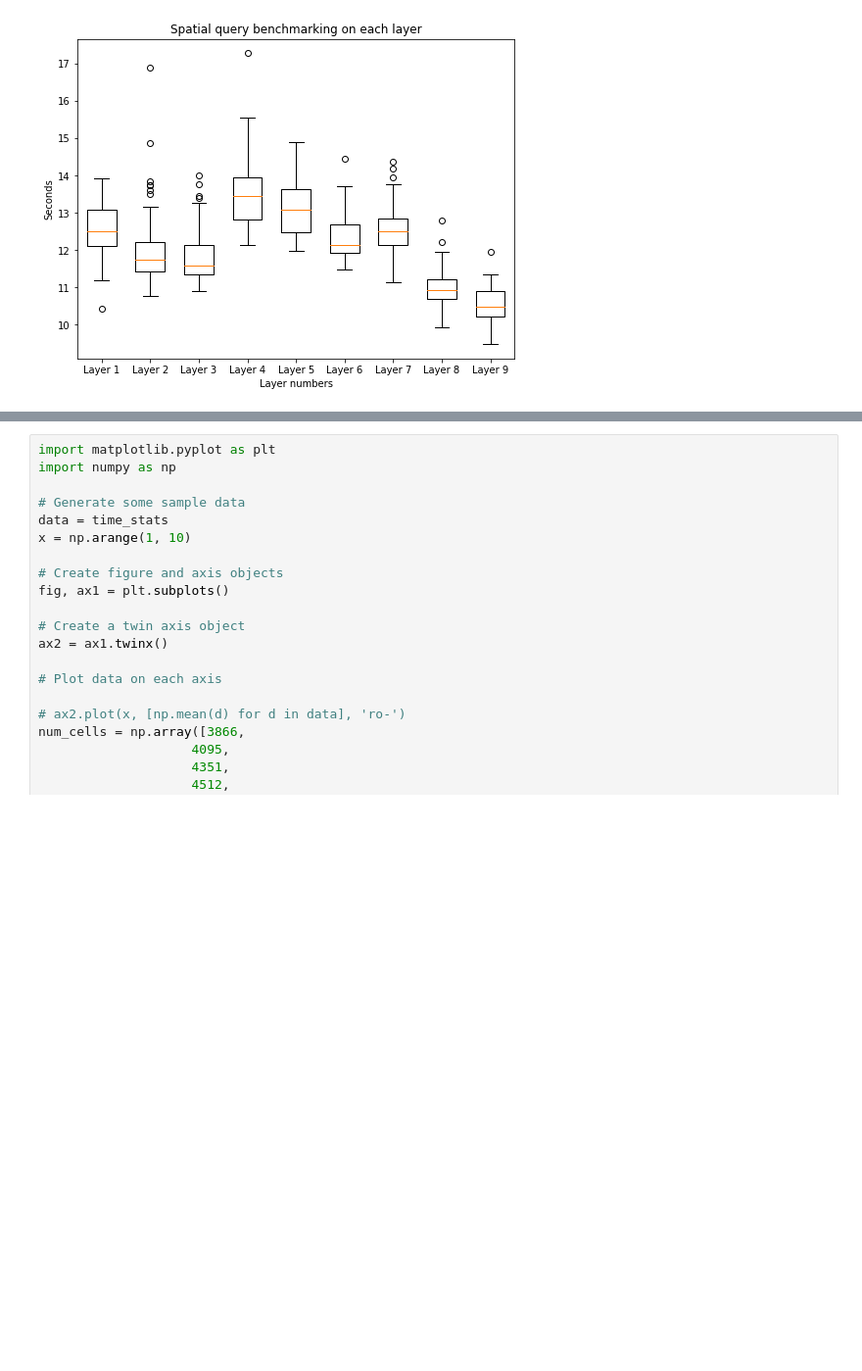
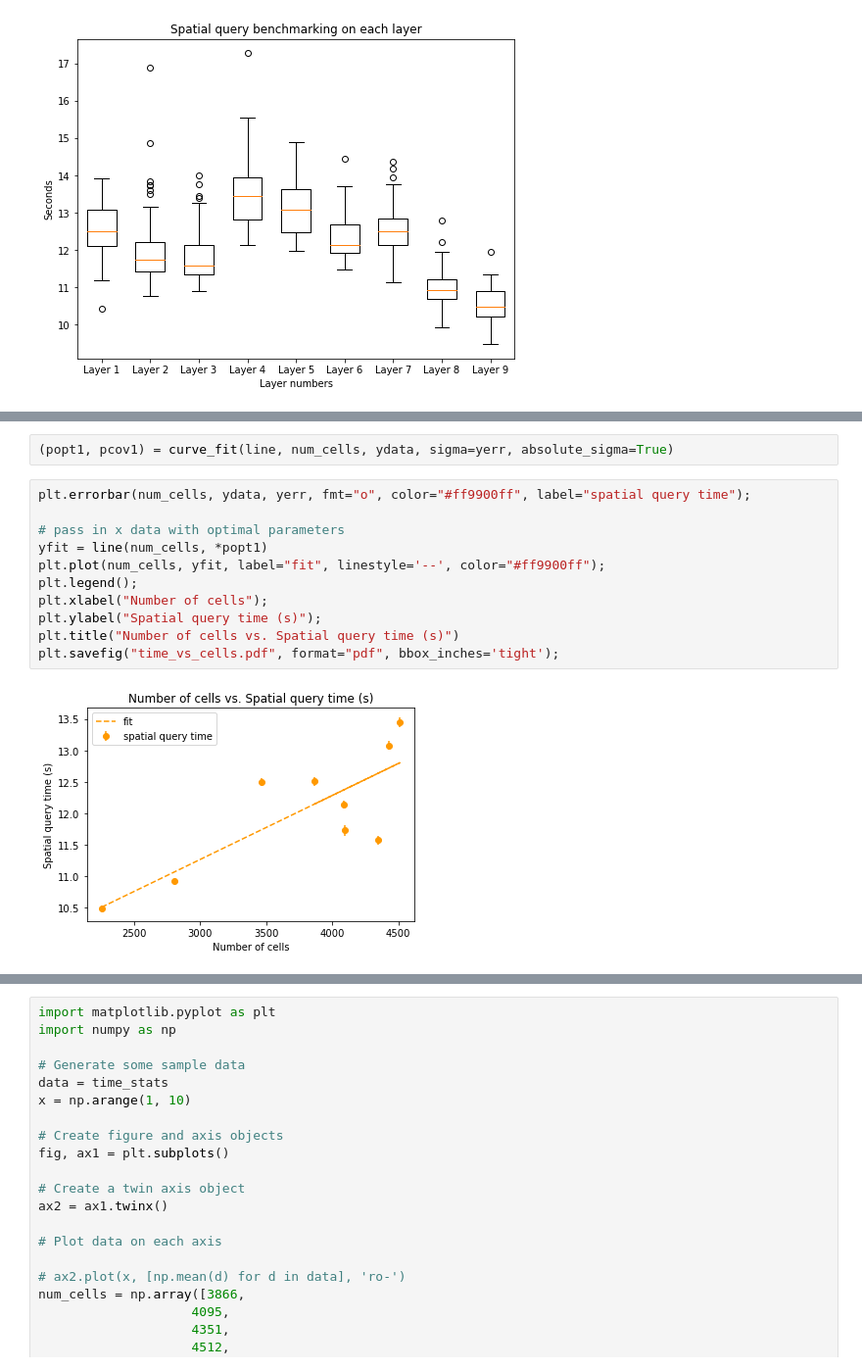
Before and after one commit to ccb-hms/hmc-clinic-2022-23, a Jupyter notebook: assignment_5/Notebooks/benchmarking.ipynb, the cells around one changed output, grey strips where cells are left out. Shown at 98% size. Saved outputs shown, nothing was run; the diff lists cells and outputs as text; blank space fills up the shorter version.

```diff
--- a/assignment_5/Notebooks/benchmarking.ipynb
+++ b/assignment_5/Notebooks/benchmarking.ipynb
@@ -164,0 +213,15 @@ plt.show()
+# %%
+(popt1, pcov1) = curve_fit(line, num_cells, ydata, sigma=yerr, absolute_sigma=True)
+# %%
+plt.errorbar(num_cells, ydata, yerr, fmt="o", color="#ff9900ff", label="spatial query time");
+
+# pass in x data with optimal parameters
+yfit = line(num_cells, *popt1)
+plt.plot(num_cells, yfit, label="fit", linestyle='--', color="#ff9900ff");
+plt.legend();
+plt.xlabel("Number of cells");
+plt.ylabel("Spatial query time (s)");
+plt.title("Number of cells vs. Spatial query time (s)")
+plt.savefig("time_vs_cells.pdf", format="pdf", bbox_inches='tight');
+# %% [output]
+[figure, added]
```
Also changed, not shown: parts of 9 cells of this notebook.
